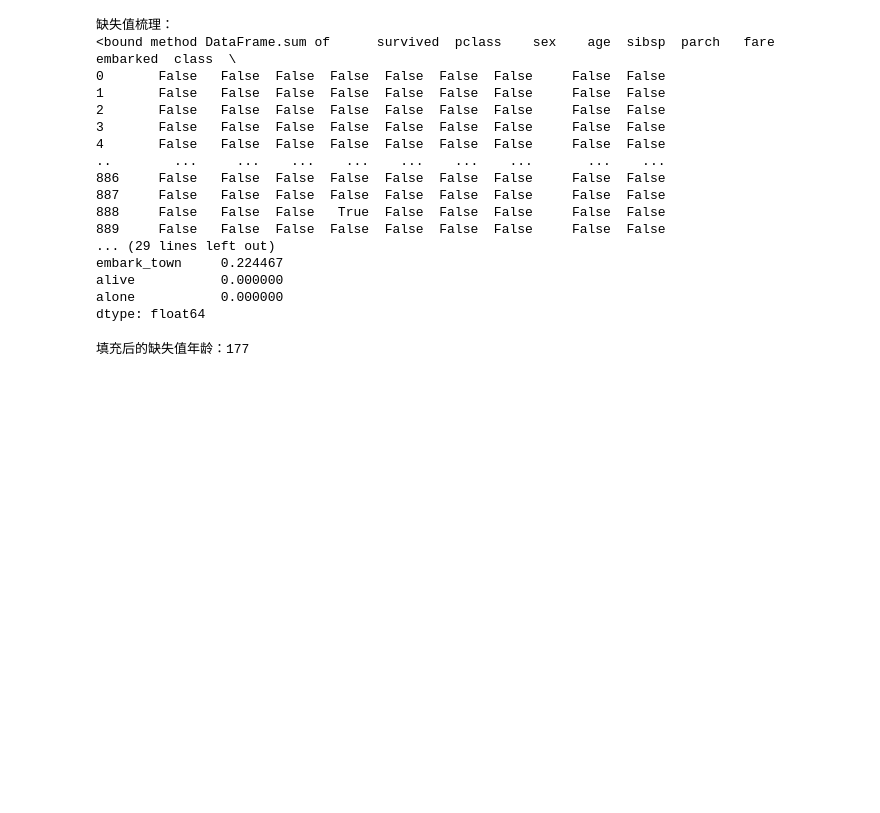
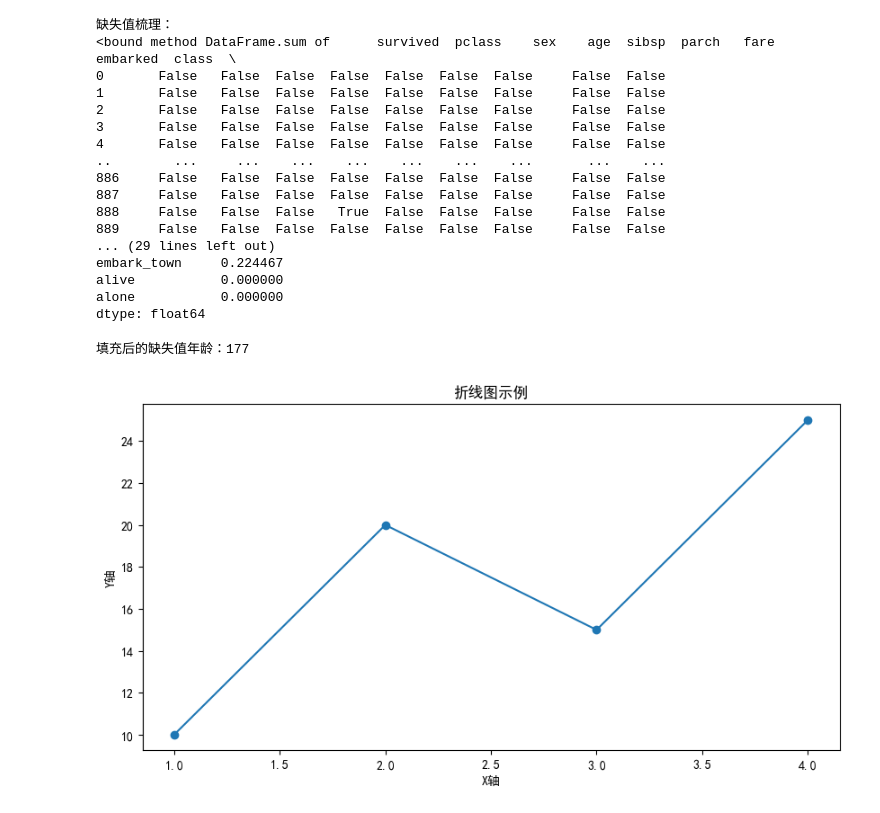
Before and after one commit to zhanghuile069-jpg/weekly-learning, a Jupyter notebook: week1/week01.ipynb, the cells around one changed output. Cells and saved outputs as stored; diff of their text form; code cells hidden in the pictures; blank space fills up the shorter version.

```diff
--- a/week1/week01.ipynb
+++ b/week1/week01.ipynb
@@ -1035,0 +1042,37 @@ print(f"填充后的缺失值年龄：{df['age'].isna().sum()}")
+# %%
+# === 设置中文字体，解决图表标题、标签显示为方框的问题 ===
+# 指定使用黑体显示中文
+plt.rcParams['font.sans-serif'] = ['SimHei']
+# 解决负号 '-' 在切换字体后显示异常的问题
+plt.rcParams['axes.unicode_minus'] = False
+
+df = sns.load_dataset("titanic")
+# %%
+# === 创建折线图 ===
+
+# 折线图（plt.plot）：适合展示趋势变化（比如随时间增长的数据波动）。
+
+# 1. 创建画布并设置尺寸
+# figsize=(10, 5) 表示图表宽10英寸，高5英寸，整体呈宽扁形状
+plt.figure(figsize=(10, 5))
+
+# 2. 绘制折线图
+# 第一个列表 [1, 2, 3, 4] 是 X 轴上的 4 个点
+# 第二个列表 [10, 20, 15, 25] 是 Y 轴上对应的 4 个数值
+# marker="o" 表示在每个数据点位置画一个实心圆点作为标记（默认仅连线，不加点）
+plt.plot([1, 2, 3, 4], [10, 20, 15, 25], marker="o")
+
+# 3. 添加图表标题
+# 显示在图表正上方
+plt.title("折线图示例")
+
+# 4. 添加横纵坐标轴标签
+# 用来告诉看图的人横轴和纵轴分别代表什么含义
+plt.xlabel("X轴")
+plt.ylabel("Y轴")
+
+# 5. 显示图表
+# 将内存中绘制好的图形渲染并输出到屏幕上
+plt.show()
+# %% [output]
+[figure, added]
```
Also changed, not shown: parts of 8 cells of this notebook.
